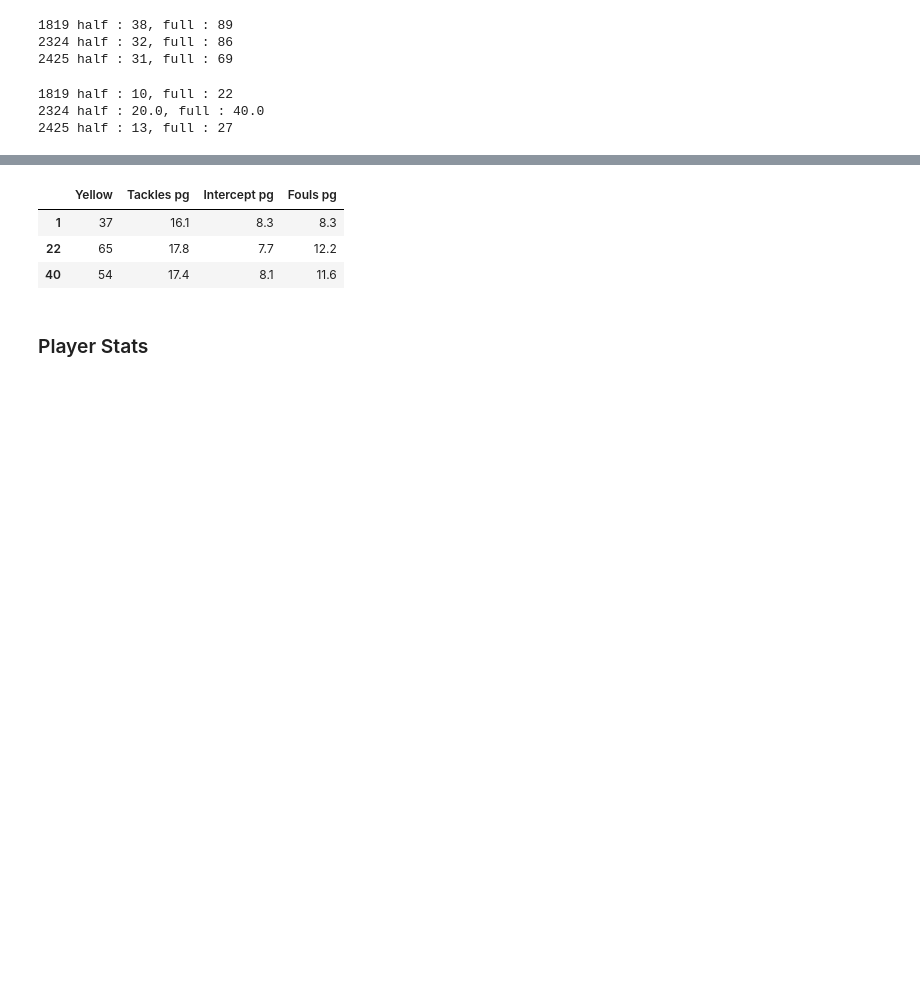
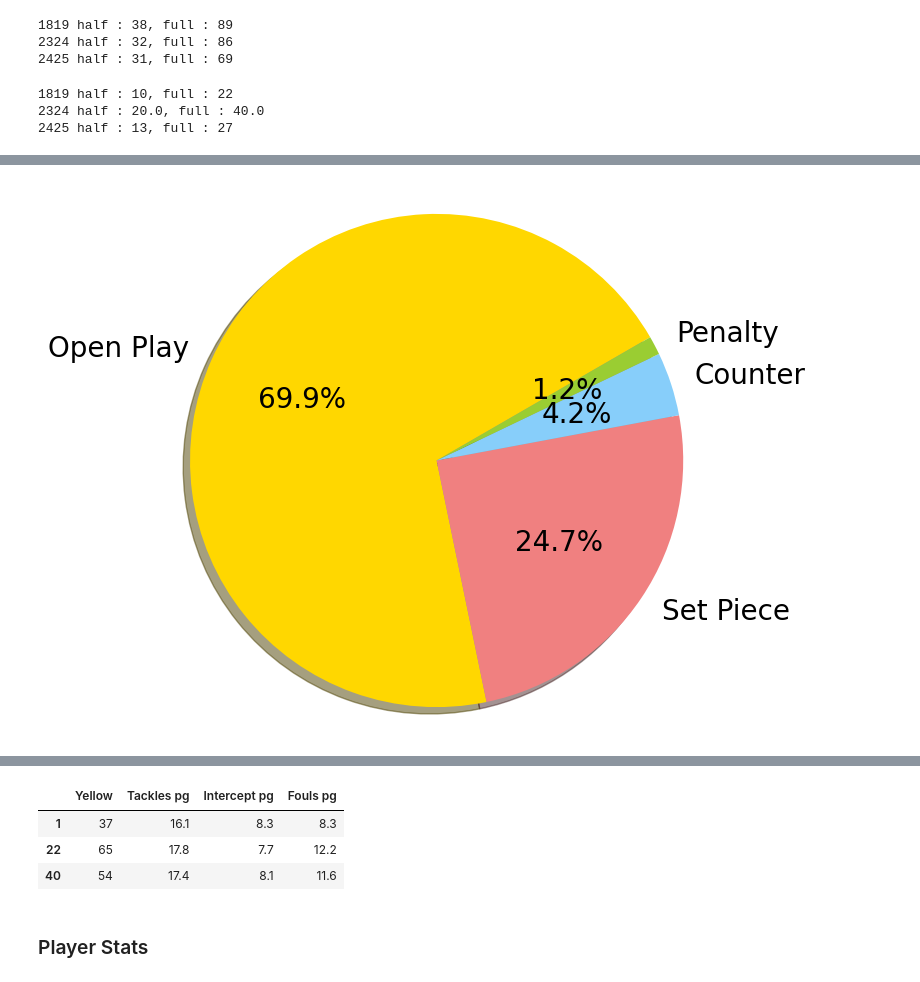
Before and after one commit to jmlee8939/Klopp-vs-Slot, a Jupyter notebook: note.ipynb, the cells around one changed output, grey strips where cells are left out. Cells and saved outputs as stored; diff of their text form; code cells hidden in the pictures; blank space fills up the shorter version.

```diff
--- a/note.ipynb
+++ b/note.ipynb
@@ -502,3 +508,8 @@ print('2425 half : {}, full : {}'.format(liv_2425_results['half_other_score'].su
 # 790	541	38	202	9
 # 2425
 # 523	366	56	92	9
+# %%
+liv_team['openplay'] = np.array([402, 541, 366])
+liv_team['counter'] = np.array([24, 38, 56])
+liv_team['setpiece'] = np.array([142, 202, 92])
+liv_team['penalty'] = np.array([7, 9, 9])
@@ -504,0 +545,16 @@ print('2425 half : {}, full : {}'.format(liv_2425_results['half_other_score'].su
+# %%
+def plot_shot_distribution(df, season):
+    labels = ['Open Play',  'Set Piece', 'Counter', 'Penalty']
+    sizes = [df['openplay'].sum(), df['setpiece'].sum(), df['counter'].sum(), df['penalty'].sum()]
+    colors = ['gold', 'lightcoral', 'lightskyblue', 'yellowgreen', 'lightpink']
+    explode = (0, 0, 0, 0)
+
+    plt.figure(figsize=(7, 7))
+    plt.pie(sizes, explode=explode, labels=labels, colors=colors,
+            autopct='%1.1f%%', shadow=True, startangle=30, textprops={'fontsize': 20})
+    plt.axis('equal')
+    plt.show()
+
+plot_shot_distribution(liv_team[liv_team['season'] == '1819'], '1819')
+# %% [output]
+[figure, added]
```
Also changed, not shown: parts of 13 cells of this notebook.
